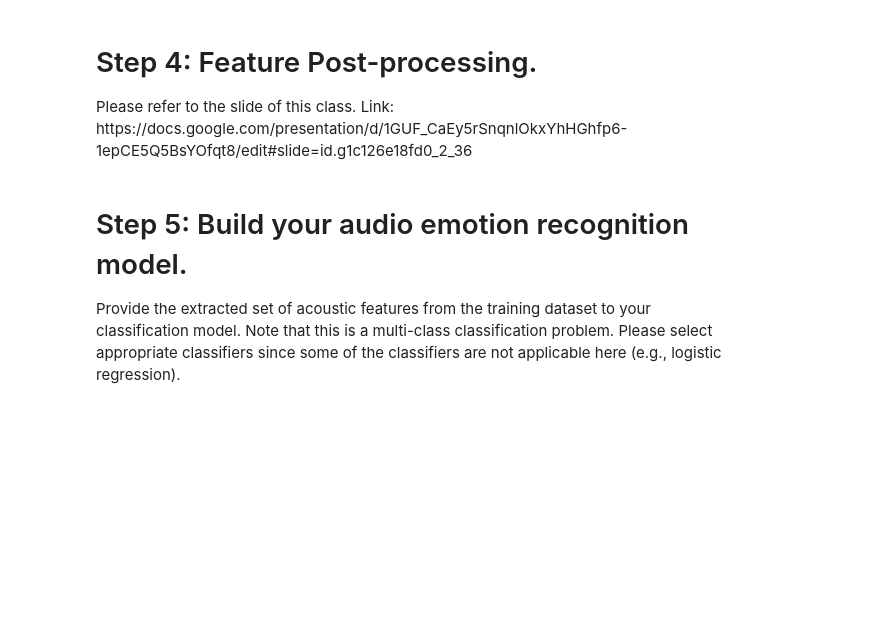
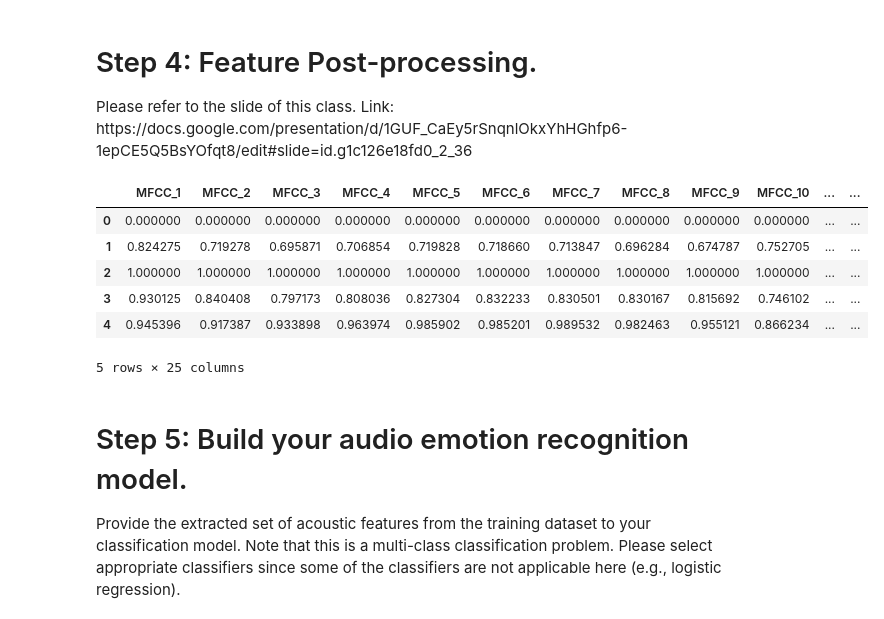
Before and after one commit to npgilman/MachineLearningAudioModalities, a Jupyter notebook: MMML_NathanGilman_03.ipynb, the cells around one changed output. Saved outputs shown, nothing was run; the diff lists cells and outputs as text; code cells hidden in the pictures; blank space fills up the shorter version.

```diff
--- a/MMML_NathanGilman_03.ipynb
+++ b/MMML_NathanGilman_03.ipynb
@@ -298,6 +313,43 @@ print(happyTrainFeatures[0].head(5))
 <h1>Step 4: Feature Post-processing.</h1></br>
 Please refer to the slide of this class. </br>
 Link: https://docs.google.com/presentation/d/1GUF_CaEy5rSnqnlOkxYhHGhfp6-1epCE5Q5BsYOfqt8/edit#slide=id.g1c126e18fd0_2_36
+# %%
+# Feature Matrix Scaling
+from sklearn.preprocessing import MinMaxScaler
+
+scaler = MinMaxScaler()
+
+# Min max scale train dataframes
+for i in range(len(happyTrainFeatures)):
+    df_scaled_happy = scaler.fit_transform(happyTrainFeatures[i].to_numpy())
+    happyTrainFeatures[i] = pd.DataFrame(df_scaled_happy, columns=happyTrainFeatures[i].columns)
+    df_scaled_sad = scaler.fit_transform(sadTrainFeatures[i].to_numpy())
+    sadTrainFeatures[i] = pd.DataFrame(df_scaled_sad, columns=sadTrainFeatures[i].columns)
+    df_scaled_angry = scaler.fit_transform(angryTrainFeatures[i].to_numpy())
+    angryTrainFeatures[i] = pd.DataFrame(df_scaled_angry, columns=angryTrainFeatures[i].columns)
+    df_scaled_fear = scaler.fit_transform(fearTrainFeatures[i].to_numpy())
+    fearTrainFeatures[i] = pd.DataFrame(df_scaled_fear, columns=fearTrainFeatures[i].columns)
+
+# Min max scale test dataframes
+for i in range(len(happyTestFeatures)):
+    df_scaled_happy = scaler.fit_transform(happyTestFeatures[i].to_numpy())
+    happyTestFeatures[i] = pd.DataFrame(df_scaled_happy, columns=happyTestFeatures[i].columns)
+    df_scaled_sad = scaler.fit_transform(sadTestFeatures[i].to_numpy())
+    sadTestFeatures[i] = pd.DataFrame(df_scaled_sad, columns=sadTestFeatures[i].columns)
+    df_scaled_angry = scaler.fit_transform(angryTestFeatures[i].to_numpy())
+    angryTestFeatures[i] = pd.DataFrame(df_scaled_angry, columns=angryTestFeatures[i].columns)
+    df_scaled_fear = scaler.fit_transform(fearTestFeatures[i].to_numpy())
+    fearTestFeatures[i] = pd.DataFrame(df_scaled_fear, columns=fearTestFeatures[i].columns)
+
+happyTrainFeatures[0].head(5)
+# %% [output]
+|  | MFCC_1 | MFCC_2 | MFCC_3 | MFCC_4 | MFCC_5 | MFCC_6 | MFCC_7 | MFCC_8 | MFCC_9 | MFCC_10 | ... | ... |
+| 0 | 0.000000 | 0.000000 | 0.000000 | 0.000000 | 0.000000 | 0.000000 | 0.000000 | 0.000000 | 0.000000 | 0.000000 | ... | ... |
+| 1 | 0.824275 | 0.719278 | 0.695871 | 0.706854 | 0.719828 | 0.718660 | 0.713847 | 0.696284 | 0.674787 | 0.752705 | ... | ... |
+| 2 | 1.000000 | 1.000000 | 1.000000 | 1.000000 | 1.000000 | 1.000000 | 1.000000 | 1.000000 | 1.000000 | 1.000000 | ... | ... |
+| 3 | 0.930125 | 0.840408 | 0.797173 | 0.808036 | 0.827304 | 0.832233 | 0.830501 | 0.830167 | 0.815692 | 0.746102 | ... | ... |
+| 4 | 0.945396 | 0.917387 | 0.933898 | 0.963974 | 0.985902 | 0.985201 | 0.989532 | 0.982463 | 0.955121 | 0.866234 | ... | ... |
+5 rows × 25 columns
 # %% [markdown]
 <h1>Step 5: Build your audio emotion recognition model.</h1></br>
 Provide the extracted set of acoustic features from the training dataset to your classification model. Note that this is a multi-class classification problem. Please select appropriate classifiers since some of the classifiers are not applicable here (e.g., logistic regression).
```
Also changed, not shown: parts of 4 cells of this notebook.
